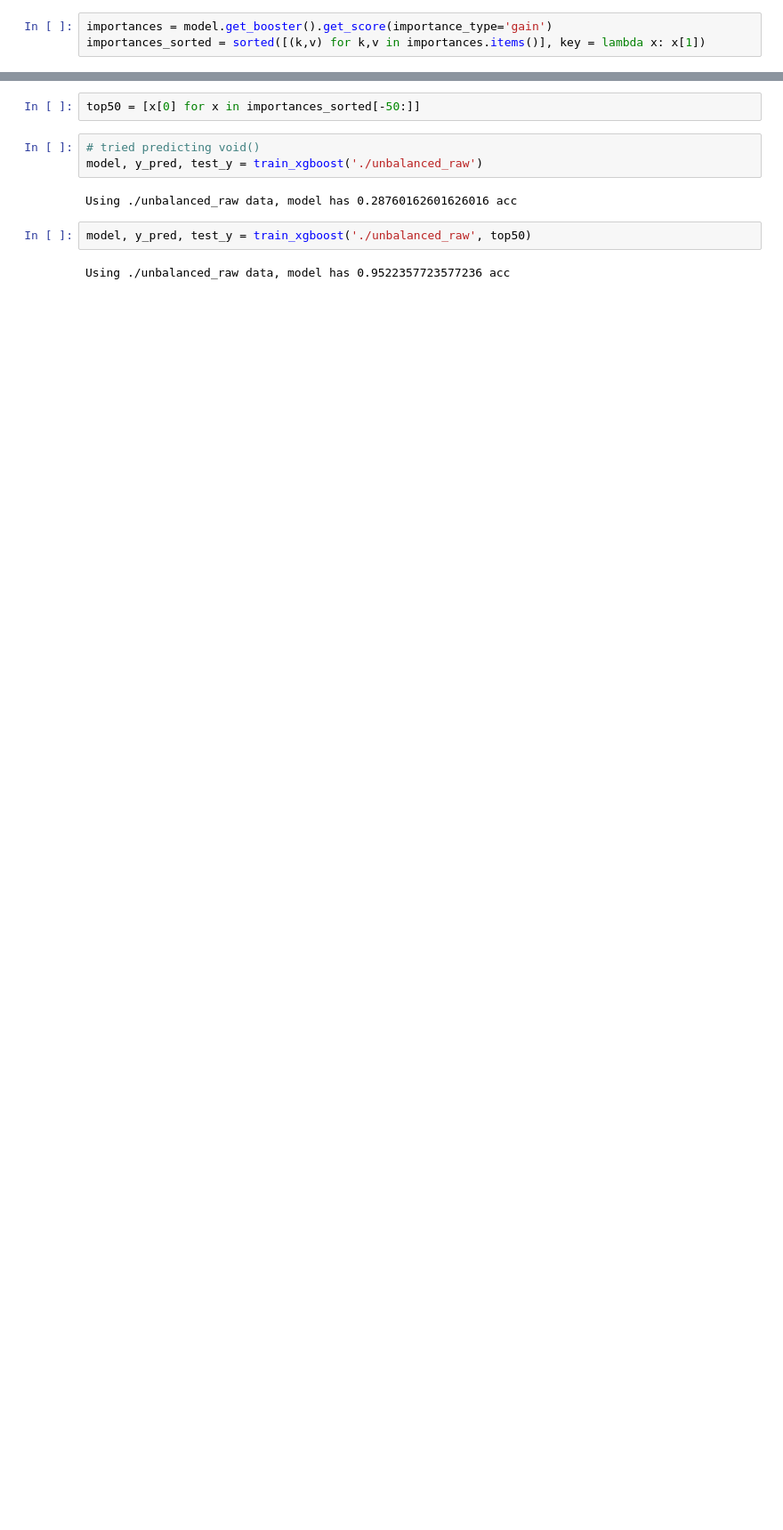
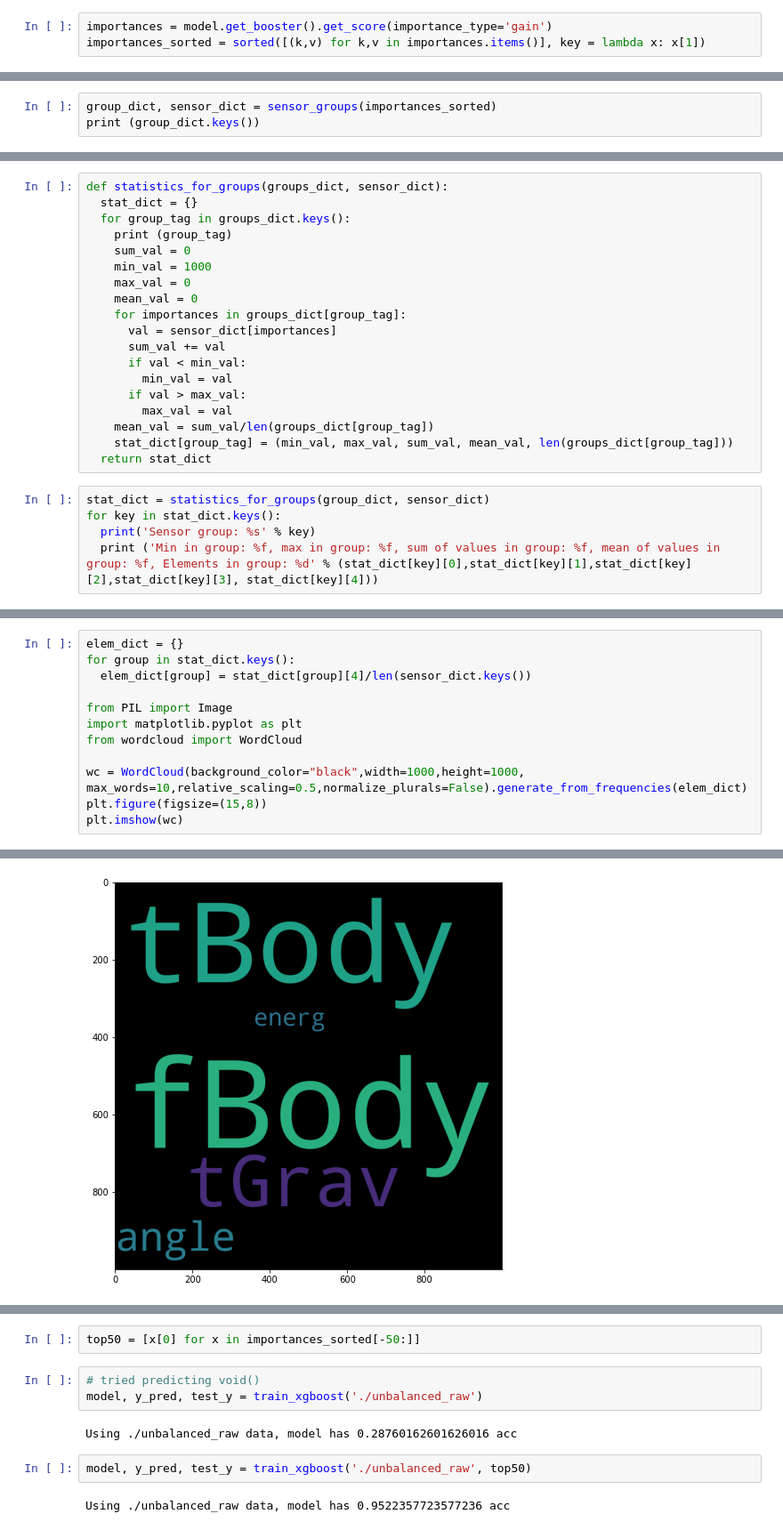
Before and after one commit to kolakows/CoGOR-21, a Jupyter notebook: notebooks/xgboost/XGBoost.ipynb, the cells around one changed output, grey strips where cells are left out. Shown at 89% size. Drawn from its saved outputs; the diff is of its cells as text; blank space fills up the shorter version.

Commit message:
Add files via upload
XGBBoost with WordClouds

```diff
--- a/notebooks/xgboost/XGBoost.ipynb
+++ b/notebooks/xgboost/XGBoost.ipynb
@@ -66,0 +85,3 @@ importances_sorted = sorted([(k,v) for k,v in importances.items()], key = lambda
+# %%
+group_dict, sensor_dict = sensor_groups(importances_sorted)
+print (group_dict.keys())
@@ -66,0 +90,24 @@ importances_sorted = sorted([(k,v) for k,v in importances.items()], key = lambda
+# %%
+def statistics_for_groups(groups_dict, sensor_dict):
+  stat_dict = {}
+  for group_tag in groups_dict.keys():
+    print (group_tag)
+    sum_val = 0
+    min_val = 1000
+    max_val = 0
+    mean_val = 0
+    for importances in groups_dict[group_tag]:
+      val = sensor_dict[importances]
+      sum_val += val
+      if val < min_val:
+        min_val = val
+      if val > max_val:
+        max_val = val
+    mean_val = sum_val/len(groups_dict[group_tag])
+    stat_dict[group_tag] = (min_val, max_val, sum_val, mean_val, len(groups_dict[group_tag]))
+  return stat_dict
+# %%
+stat_dict = statistics_for_groups(group_dict, sensor_dict)
+for key in stat_dict.keys():
+  print('Sensor group: %s' % key)
+  print ('Min in group: %f, max in group: %f, sum of values in group: %f, mean of values in group: %f, Elements in group: %d' % (stat_dict[key][0],stat_dict[key][1],stat_dict[key][2],stat_dict[key][3], stat_dict[key][4]))
@@ -66,0 +133,13 @@ importances_sorted = sorted([(k,v) for k,v in importances.items()], key = lambda
+# %%
+elem_dict = {}
+for group in stat_dict.keys():
+  elem_dict[group] = stat_dict[group][4]/len(sensor_dict.keys())
+
+from PIL import Image
+import matplotlib.pyplot as plt
+from wordcloud import WordCloud
+
+wc = WordCloud(background_color="black",width=1000,height=1000, max_words=10,relative_scaling=0.5,normalize_plurals=False).generate_from_frequencies(elem_dict)
+plt.figure(figsize=(15,8))
+plt.imshow(wc)
+# %% [output]
@@ -66,0 +147 @@ importances_sorted = sorted([(k,v) for k,v in importances.items()], key = lambda
+[figure, added]
```
Also changed, not shown: parts of 11 cells of this notebook.
